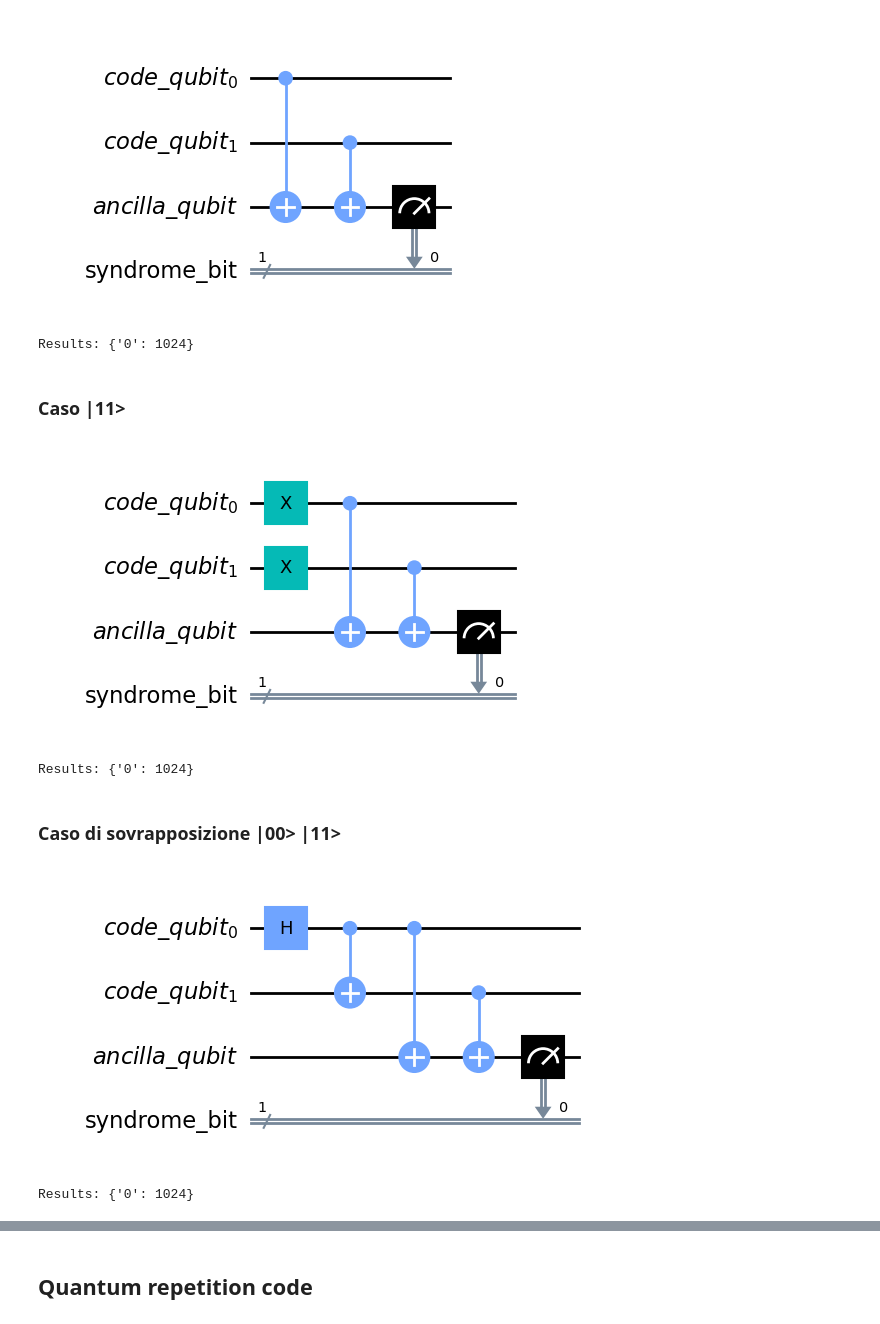
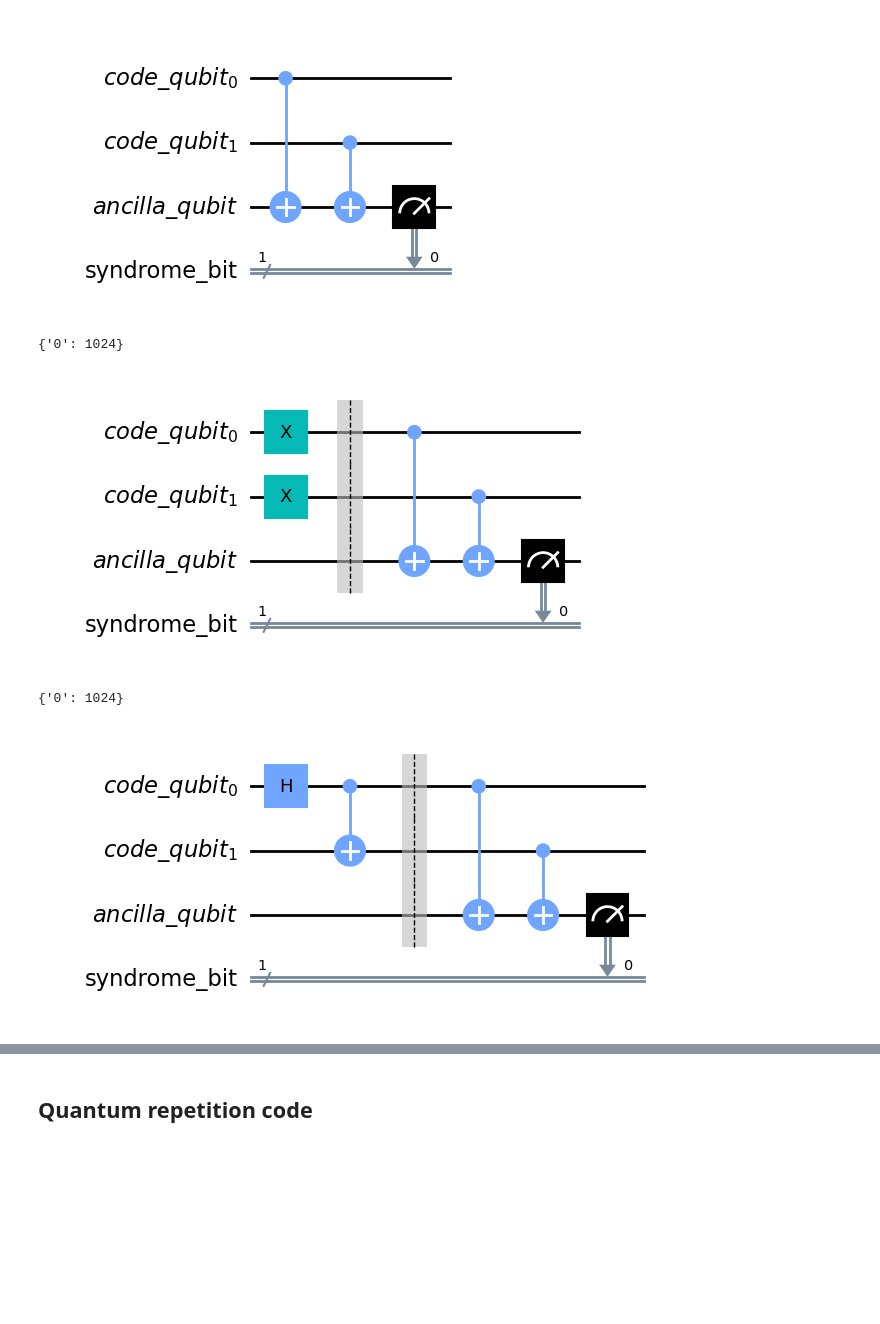
Before and after one commit to EmmanueleVilla/quantum_computing, a Jupyter notebook: Colab_11_Correzione_dell'errore.ipynb, the cells around one changed output, grey strips where cells are left out. Saved outputs shown, nothing was run; the diff lists cells and outputs as text; code cells hidden in the pictures; blank space fills up the shorter version.

```diff
--- a/Colab_11_Correzione_dell'errore.ipynb
+++ b/Colab_11_Correzione_dell'errore.ipynb
@@ -79,42 +77,34 @@ qc.measure(lq, sb)
 qc.draw(output="mpl")
 # %% [output]
 [figure]
-# %%
-counts = execute(qc.compose(qc), Aer.get_backend('qasm_simulator')).result().get_counts()
-print('Results:', counts)
-# %% [output]
-Results: {'0': 1024}
-# %% [markdown]
-### Caso |11>
+# %%
+execute(qc, simulator).result().get_counts()
+# %% [output]
+{'0': 1024}
 # %%
+## Caso 11
 qc = QuantumCircuit(cq, lq, sb)
 qc.x(cq)
+qc.barrier()
 qc.cx(cq[0], lq[0])
 qc.cx(cq[1], lq[0])
 qc.measure(lq, sb)
 qc.draw(output="mpl")
 # %% [output]
-[figure, old version]
+[figure, new version]
-# %%
-counts = execute(qc.compose(qc), Aer.get_backend('qasm_simulator')).result().get_counts()
-print('Results:', counts)
-# %% [output]
-Results: {'0': 1024}
-# %% [markdown]
-### Caso di sovrapposizione |00> |11>
+# %%
+execute(qc, simulator).result().get_counts()
+# %% [output]
+{'0': 1024}
 # %%
+## Caso 00 + 11
 qc = QuantumCircuit(cq, lq, sb)
 qc.h(cq[0])
 qc.cx(cq[0], cq[1])
+qc.barrier()
 qc.cx(cq[0], lq[0])
 qc.cx(cq[1], lq[0])
 qc.measure(lq, sb)
-
 qc.draw(output="mpl")
 # %% [output]
-[figure, old version]
+[figure, new version]
-# %%
-counts = execute(qc, Aer.get_backend('qasm_simulator')).result().get_counts()
-print('Results:', counts)
-# %% [output]
-Results: {'0': 1024}
```
Also changed, not shown: parts of 22 cells of this notebook.
